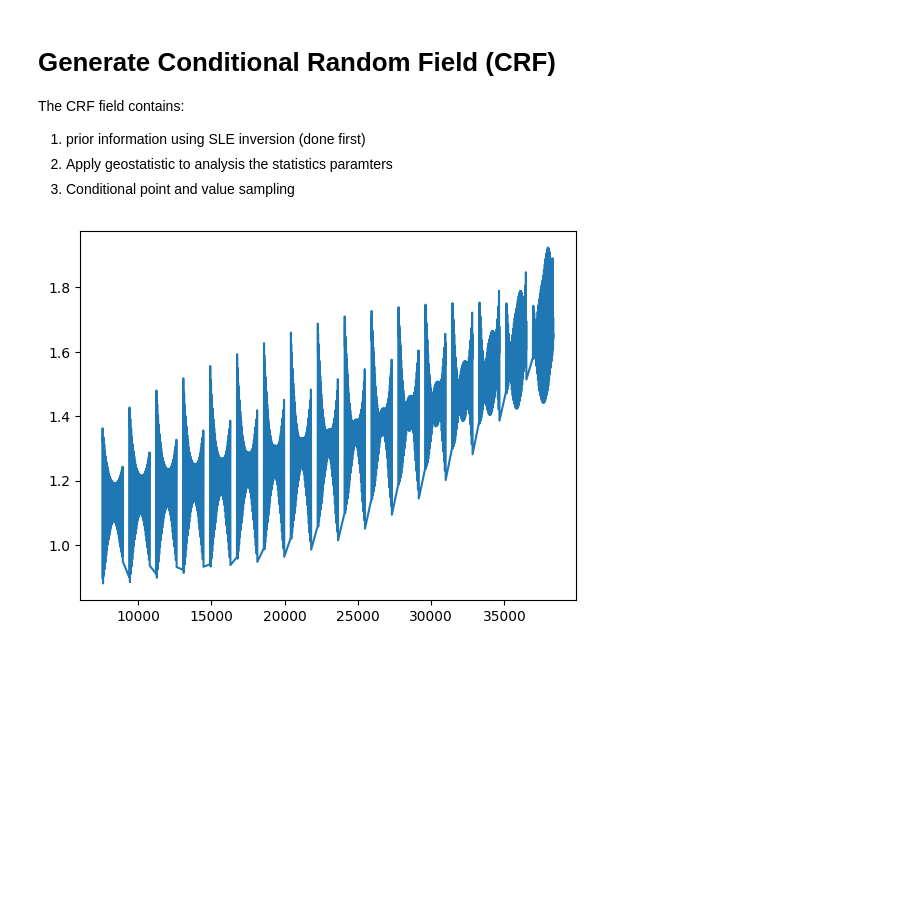
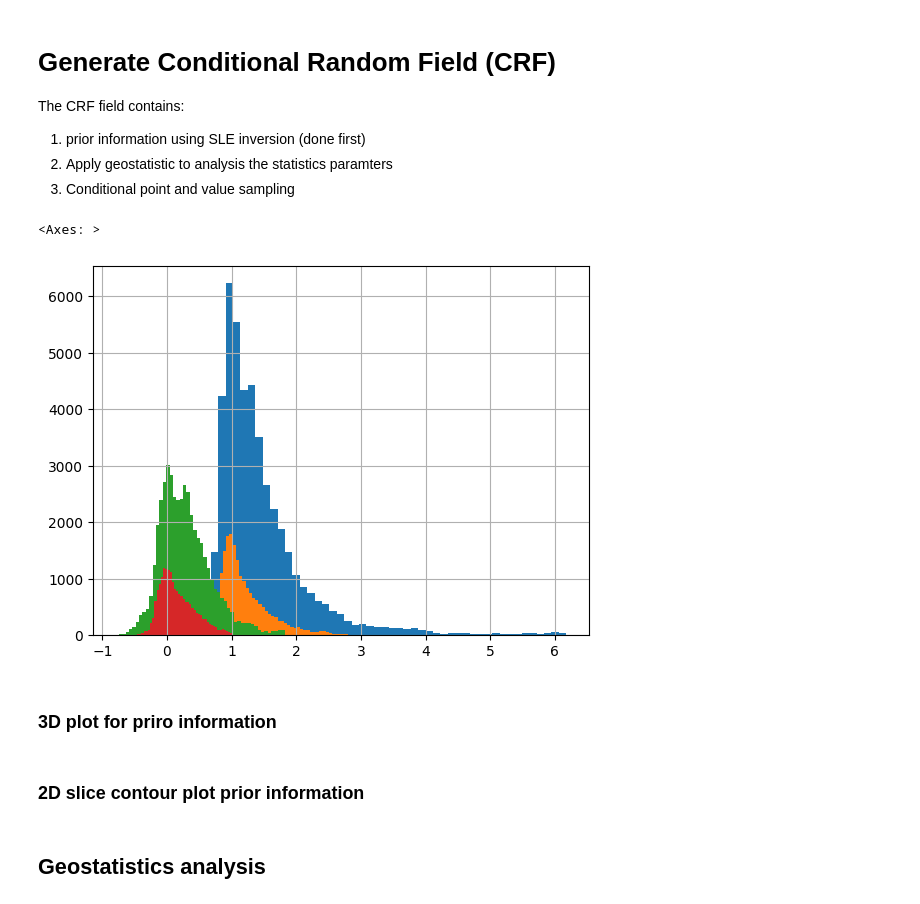
Before and after one commit to PseudoCaliina/HTNN_Sandbox, a Jupyter notebook: generate_crf.ipynb, the cells around one changed output. Cells and saved outputs as stored; diff of their text form; code cells hidden in the pictures; blank space fills up the shorter version.

```diff
--- a/generate_crf.ipynb
+++ b/generate_crf.ipynb
@@ -264,27 +332,26 @@ def plot_all_contours(df, col_name, value_range, contour_num, figsize):
 # %%
-# read prior information
-iter = 9
-file_name = "inverse/O-kestimate_0623.dat"
+# Import prior K
+iter = 16
+file_name = "inverse/O-kestimate_prior.dat"
 df_mean, df_var = parse_estimation(file_name, dim =3)
 
-prior_k = df_mean[f'iter_{iter}'].values
-df_prior = df_mean[['x', 'y', 'z']].copy()
-df_prior['lnK'] = np.exp(prior_k)  # np.log(prior_k*0.001)
+df_prior = df_mean[['x', 'y', 'z', f'iter_{iter}']].copy()
+df_prior['log_K'] = np.log(df_prior[f'iter_{iter}'].values)
 
 df_prior_core = df_prior[
     (df_prior['x'] >= 132) & (df_prior['x'] <= 445) &
     (df_prior['y'] >= 96) & (df_prior['y'] <= 286) &
     (df_prior['z'] >= 95) & (df_prior['z'] <= 195)
 ]
-
-plt.plot(df_prior_core['lnK'])
-
-plot_3d_isosurfaces(df_prior_core, 'lnK', 15, [1, 2], 'Mean')
-
-# layer contour plot
-# z = df_prior_core["z"].unique()
-# save_path = os.path.join(proj_dir, 'figure', 'before_clogging')
-# for j in range(len(z)):
-#     plot_contour_at_z(df_prior_core, z[j], f"iter_{iter}", [-12, -6], 15)
-# %% [output]
-[figure, removed]
+# %%
+df_prior[f'iter_{iter}'].hist(bins = 50)
+df_prior_core[f'iter_{iter}'].hist(bins = 50)
+
+
+np.log(df_prior[f'iter_{iter}']).hist(bins = 50)
+np.log(df_prior_core[f'iter_{iter}']).hist(bins = 50)
+# %% [output]
+<Axes: >
+[figure, added]
+# %% [markdown]
+### 3D plot for priro information
@@ -290,0 +361,2 @@ plot_3d_isosurfaces(df_prior_core, 'lnK', 15, [1, 2], 'Mean')
+# %% [markdown]
+### 2D slice contour plot prior information
@@ -291 +366,3 @@ plot_3d_isosurfaces(df_prior_core, 'lnK', 15, [1, 2], 'Mean')
+# %% [markdown]
+## Geostatistics analysis
 # %%
```
Also changed, not shown: parts of 5 cells of this notebook, 5 other files.
